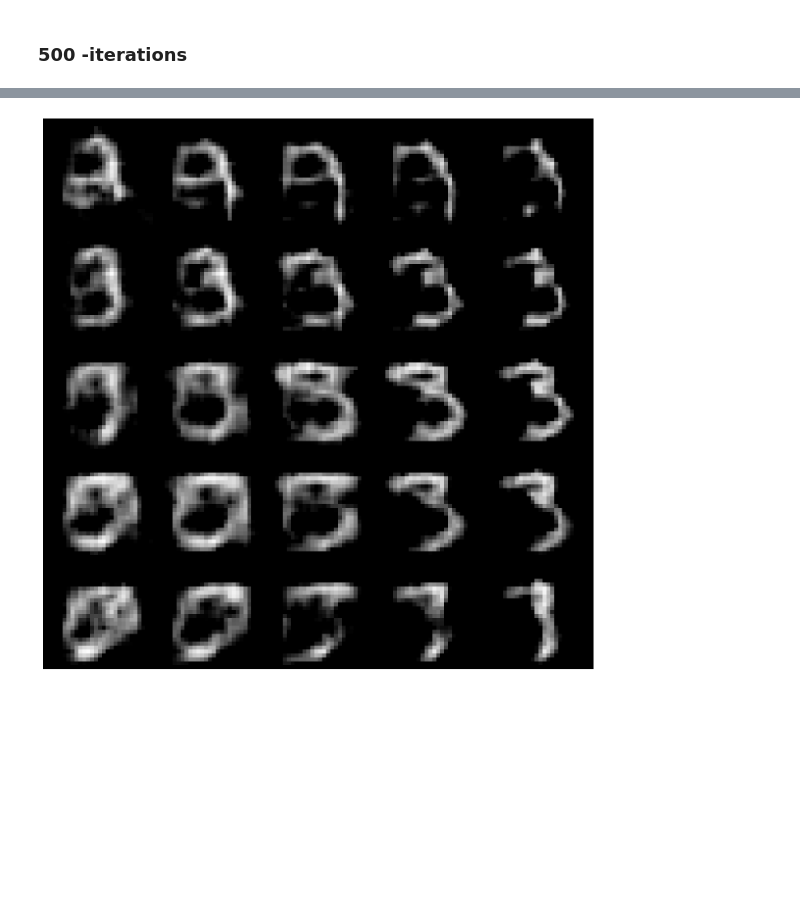
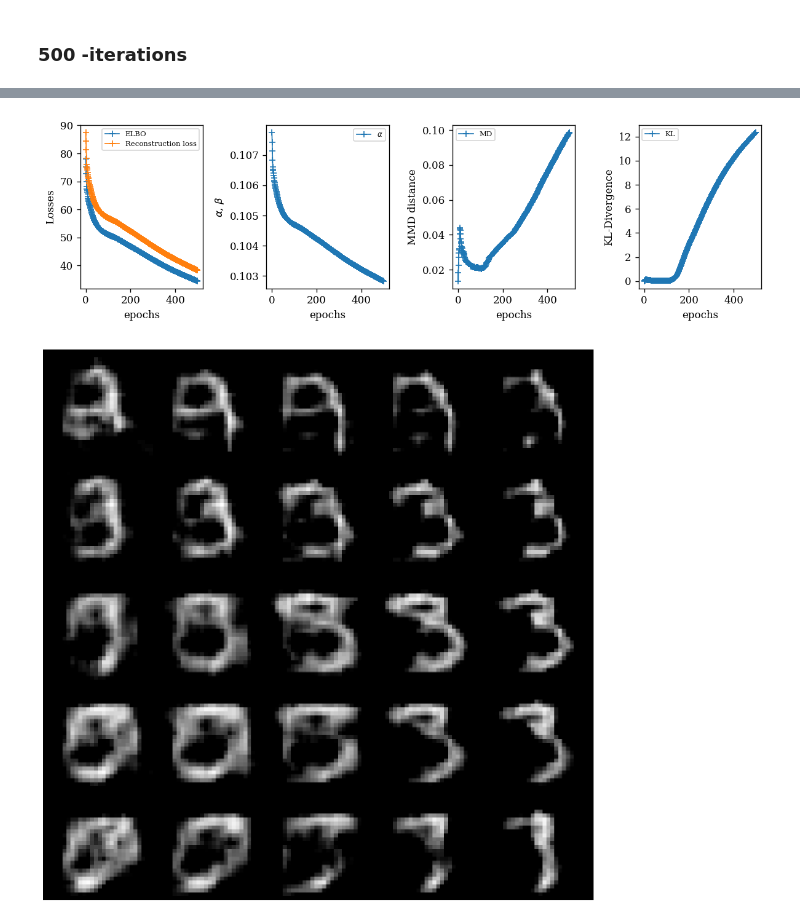
Before and after one commit to kennedyCzar/GCVAE, a Jupyter notebook: gcvae_example.ipynb, the cells around one changed output, grey strips where cells are left out. Saved outputs shown, nothing was run; the diff lists cells and outputs as text; code cells hidden in the pictures; blank space fills up the shorter version.

```diff
--- a/gcvae_example.ipynb
+++ b/gcvae_example.ipynb
@@ -284,3 +284,26 @@ elif loss_index == 4:
+# %%
+fs = 7
+fig, ax = plt.subplots(1, 4, figsize=(10, 3))
+ax[0].plot(np.arange(model.epoch), model.ELBO, label = 'ELBO', marker = '+', lw = 1.)
+ax[0].plot(np.arange(model.epoch), model.RECON_LOSS, label = 'Reconstruction loss', marker = '+', lw = 1.)
+ax[0].set_xlabel('epochs')
+ax[0].set_ylabel('Losses')
+ax[1].plot(np.arange(model.epoch), model.ALPHA, label = '$\\alpha$', marker = '+', lw = 1.)
+ax[1].set_xlabel('epochs')
+ax[1].set_ylabel('$\\alpha$, $\\beta$')
+ax[2].plot(np.arange(model.epoch), model.MMD, label = 'MD', marker = '+', lw = 1.)
+ax[2].set_xlabel('epochs')
+ax[2].set_ylabel('MMD distance')
+ax[3].plot(np.arange(model.epoch), model.KL_DIV, label = 'KL', marker = '+', lw = 1.)
+ax[3].set_xlabel('epochs')
+ax[3].set_ylabel('KL-Divergence')
+ax[0].legend(prop={"size":fs})
+ax[1].legend(prop={"size":fs})
+ax[2].legend(prop={"size":fs})
+ax[3].legend(prop={"size":fs})
+plt.tight_layout()
+# %% [output]
+[figure, added]
 # %%
 plot_latent_space(model.model, n= 5)
 # %% [output]
```
Also changed, not shown: parts of 17 cells of this notebook.
